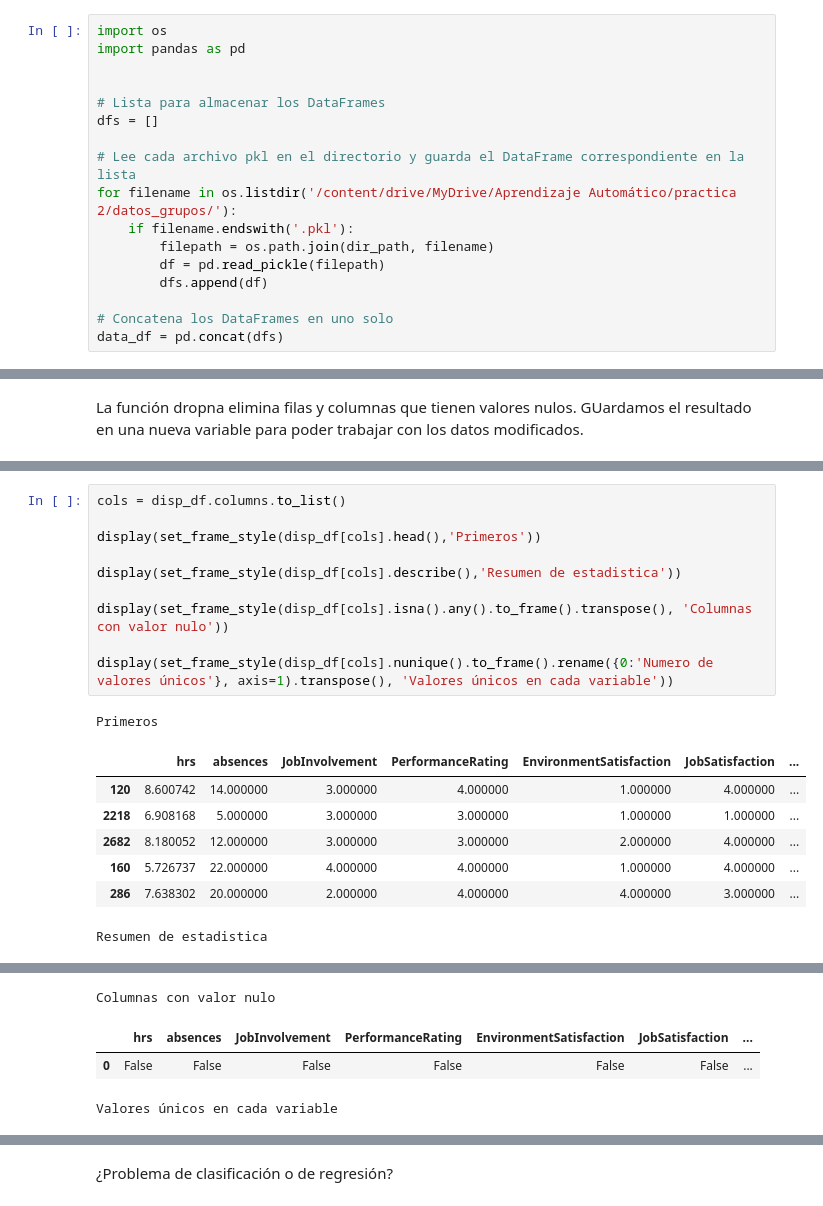
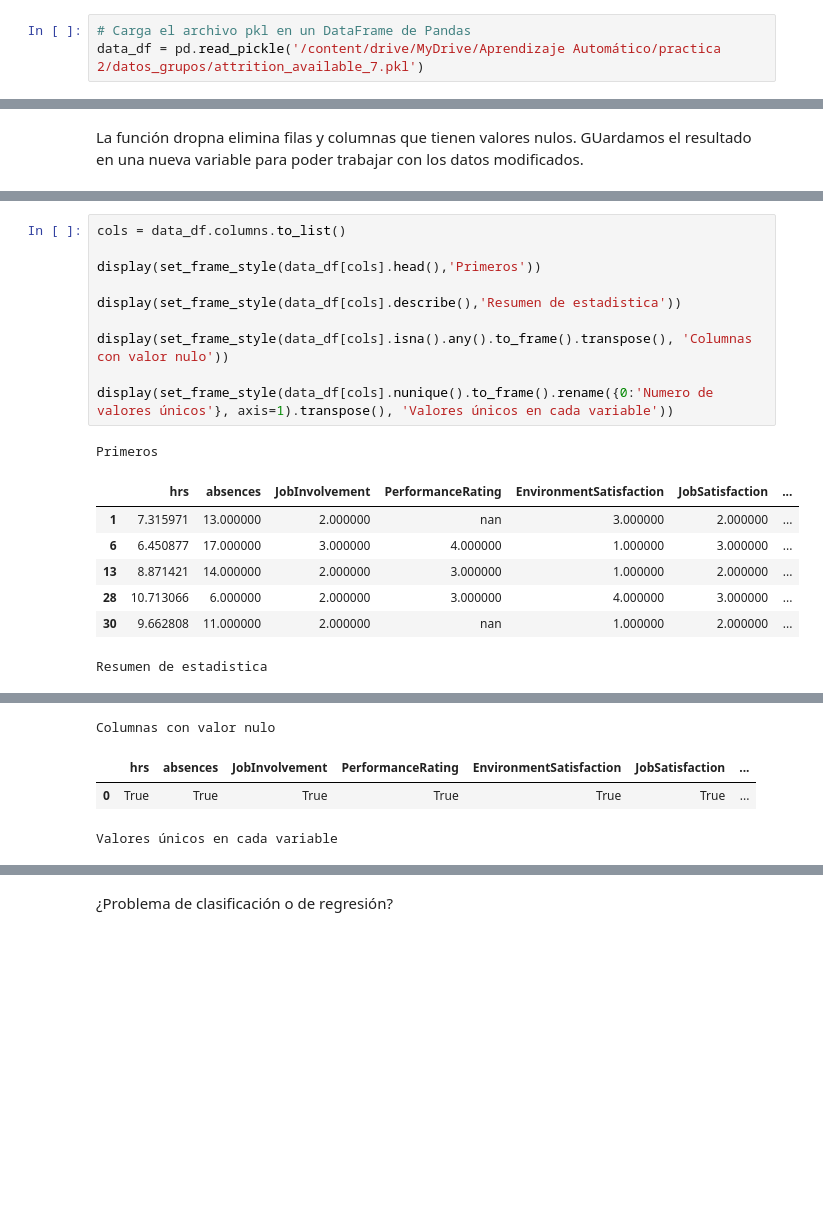
Before and after one commit to Natalia409634/Grupo7-practica2-ML, a Jupyter notebook: G7_P2_ML.ipynb, the cells around one changed output, grey strips where cells are left out. Cells and saved outputs as stored; diff of their text form; blank space fills up the shorter version.

```diff
--- a/G7_P2_ML.ipynb
+++ b/G7_P2_ML.ipynb
@@ -30,20 +15,6 @@ for filename in os.listdir(dir_path):
-# %%
-import os
-import pandas as pd
-
-
-# Lista para almacenar los DataFrames
-dfs = []
-
-# Lee cada archivo pkl en el directorio y guarda el DataFrame correspondiente en la lista
-for filename in os.listdir('/content/drive/MyDrive/Aprendizaje Automático/practica 2/datos_grupos/'):
-    if filename.endswith('.pkl'):
-        filepath = os.path.join(dir_path, filename)
-        df = pd.read_pickle(filepath)
-        dfs.append(df)
-
-# Concatena los DataFrames en uno solo
-data_df = pd.concat(dfs)
+# %%
+# Carga el archivo pkl en un DataFrame de Pandas
+data_df = pd.read_pickle('/content/drive/MyDrive/Aprendizaje Automático/practica 2/datos_grupos/attrition_available_7.pkl')
 # %% [markdown]
 Edición visual de los datos
 # %%
@@ -167,20 +143,20 @@ DUDA-> HE ELIMINADO LAS VARIABLES REPETIDAS-> NO SE SI HAY QUE AHCERLO YA QUE HA
 # %%
-cols = disp_df.columns.to_list()
+cols = data_df.columns.to_list()
 
-display(set_frame_style(disp_df[cols].head(),'Primeros'))
+display(set_frame_style(data_df[cols].head(),'Primeros'))
 
-display(set_frame_style(disp_df[cols].describe(),'Resumen de estadistica'))
+display(set_frame_style(data_df[cols].describe(),'Resumen de estadistica'))
 
-display(set_frame_style(disp_df[cols].isna().any().to_frame().transpose(), 'Columnas con valor nulo'))
+display(set_frame_style(data_df[cols].isna().any().to_frame().transpose(), 'Columnas con valor nulo'))
 
-display(set_frame_style(disp_df[cols].nunique().to_frame().rename({0:'Numero de valores únicos'}, axis=1).transpose(), 'Valores únicos en cada variable'))
+display(set_frame_style(data_df[cols].nunique().to_frame().rename({0:'Numero de valores únicos'}, axis=1).transpose(), 'Valores únicos en cada variable'))
 # %% [output]
 Primeros
 |  | hrs | absences | JobInvolvement | PerformanceRating | EnvironmentSatisfaction | JobSatisfaction | ... |
-| 120 | 8.600742 | 14.000000 | 3.000000 | 4.000000 | 1.000000 | 4.000000 | ... |
-| 2218 | 6.908168 | 5.000000 | 3.000000 | 3.000000 | 1.000000 | 1.000000 | ... |
-| 2682 | 8.180052 | 12.000000 | 3.000000 | 3.000000 | 2.000000 | 4.000000 | ... |
-| 160 | 5.726737 | 22.000000 | 4.000000 | 4.000000 | 1.000000 | 4.000000 | ... |
-| 286 | 7.638302 | 20.000000 | 2.000000 | 4.000000 | 4.000000 | 3.000000 | ... |
+| 1 | 7.315971 | 13.000000 | 2.000000 | nan | 3.000000 | 2.000000 | ... |
+| 6 | 6.450877 | 17.000000 | 3.000000 | 4.000000 | 1.000000 | 3.000000 | ... |
+| 13 | 8.871421 | 14.000000 | 2.000000 | 3.000000 | 1.000000 | 2.000000 | ... |
+| 28 | 10.713066 | 6.000000 | 2.000000 | 3.000000 | 4.000000 | 3.000000 | ... |
+| 30 | 9.662808 | 11.000000 | 2.000000 | nan | 1.000000 | 2.000000 | ... |
 Resumen de estadistica
 |  | hrs | absences | JobInvolvement | PerformanceRating | EnvironmentSatisfaction | JobSatisfaction | ... |
@@ -195,5 +171,5 @@ Resumen de estadistica
 Columnas con valor nulo
 |  | hrs | absences | JobInvolvement | PerformanceRating | EnvironmentSatisfaction | JobSatisfaction | ... |
-| 0 | False | False | False | False | False | False | ... |
+| 0 | True | True | True | True | True | True | ... |
 Valores únicos en cada variable
 |  | hrs | absences | JobInvolvement | PerformanceRating | EnvironmentSatisfaction | JobSatisfaction | ... |
```
Also changed, not shown: parts of 13 cells of this notebook.
